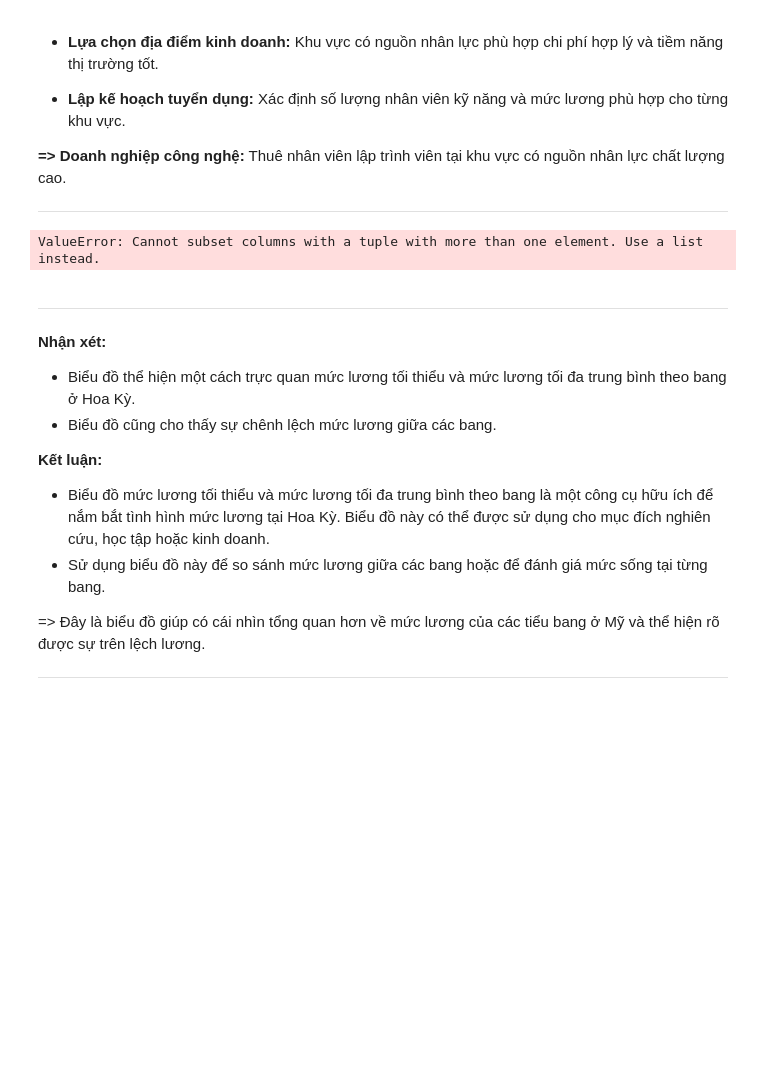
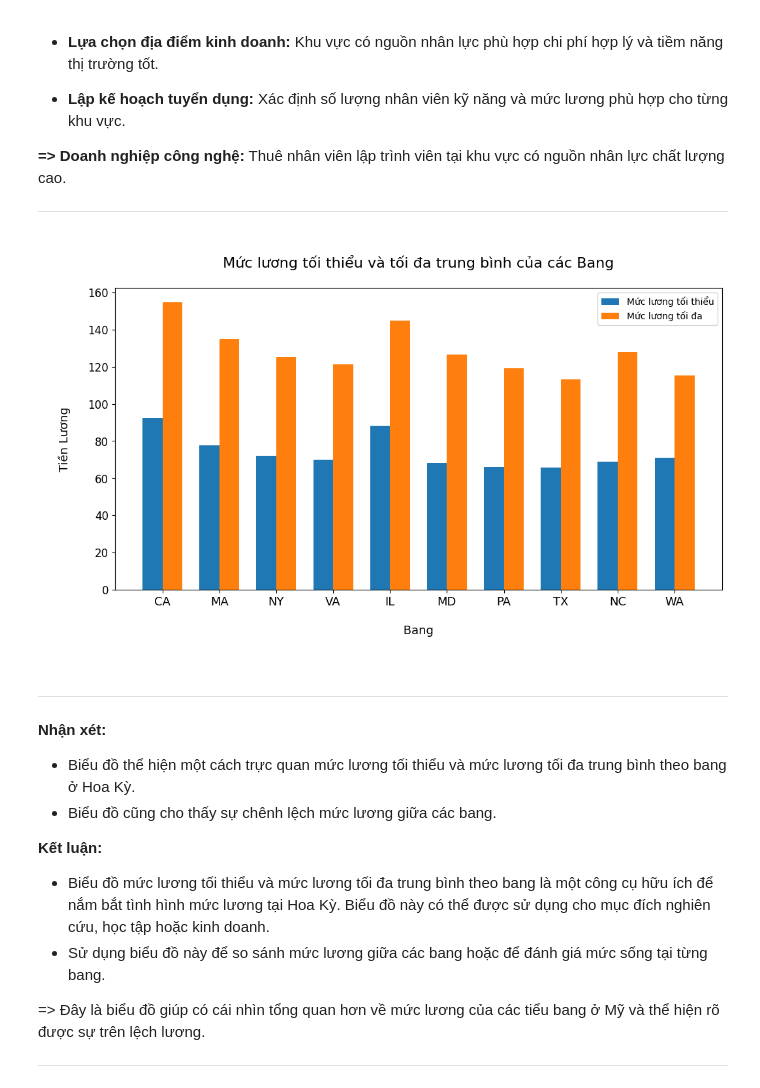
Before and after one commit to BeSo2003/Data-Visualization, a Jupyter notebook: Lab01/Eda.ipynb, the cells around one changed output. Saved outputs shown, nothing was run; the diff lists cells and outputs as text; code cells hidden in the pictures; blank space fills up the shorter version.

```diff
--- a/Lab01/Eda.ipynb
+++ b/Lab01/Eda.ipynb
@@ -503,40 +503,40 @@ plt.show()
 ***
 # %%
 # Tính toán lương trung bình tối thiểu và tối đa theo địa điểm công việc
-mean_salary_by_location = cleaned_df.groupby("Job Location")["Lower Salary", "Upper Salary"].mean().reset_index()
+mean_salary_by_location = cleaned_df.groupby("Job Location")[["Lower Salary", "Upper Salary"]].mean().reset_index()
 
 # Sắp xếp lại dữ liệu theo thứ tự của sorter
 sorter = cleaned_df["Job Location"].value_counts().index
 mean_salary_by_location["Job Location"] = mean_salary_by_location["Job Location"].astype("category")
-mean_salary_by_location["Job Location"].cat.set_categories(sorter, inplace=True)
+mean_salary_by_location["Job Location"] = mean_salary_by_location["Job Location"].cat.set_categories(sorter)
 mean_salary_by_location = mean_salary_by_location.sort_values(["Job Location"]).reset_index().drop("index", axis=1)
 
 # Lấy ra danh sách các bang cho nhãn trục x và biểu đồ
 top_10_locations = sorter[0:10]
 x = np.arange(len(top_10_locations))  # Vị trí của các nhãn trên trục x
 width = 0.35  # Độ rộng của các cột
 
 # Tạo subplot và vẽ biểu đồ
 fig, ax = plt.subplots(figsize=(12, 6))
 rects1 = ax.bar(x - width/2, mean_salary_by_location["Lower Salary"][0:10], width, label='Mức lương tối thiểu')
 rects2 = ax.bar(x + width/2, mean_salary_by_location["Upper Salary"][0:10], width, label='Mức lương tối đa')
 
 # Thêm tiêu đề và chú thích
 plt.title('\n Mức lương tối thiểu và tối đa trung bình của các Bang \n', size=16, color='black')
 plt.xticks(fontsize=13)
 plt.yticks(fontsize=12)
 plt.xlabel('\n Bang \n', fontsize=13, color='black')
 plt.ylabel('\n Tiền Lương \n', fontsize=13, color='black')
 
 # Đặt các nhãn và chú thích trên trục x
 ax.set_xticks(x)
 ax.set_xticklabels(top_10_locations)
 ax.legend()
 
 # Hiển thị biểu đồ
 plt.show()
 # %% [output]
-ValueError: Cannot subset columns with a tuple with more than one element. Use a list instead.
+[figure, added]
 # %% [markdown]
 ***
 
```
Also changed, not shown: parts of 2 cells of this notebook.
